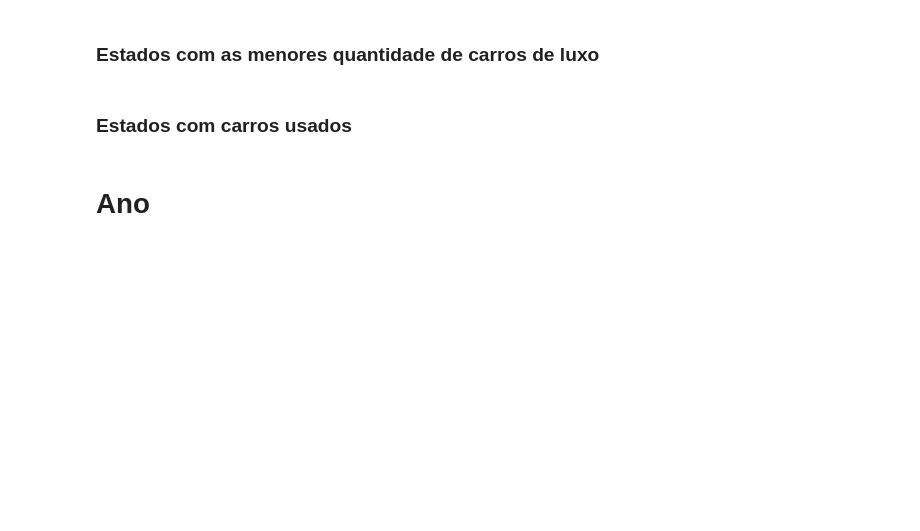
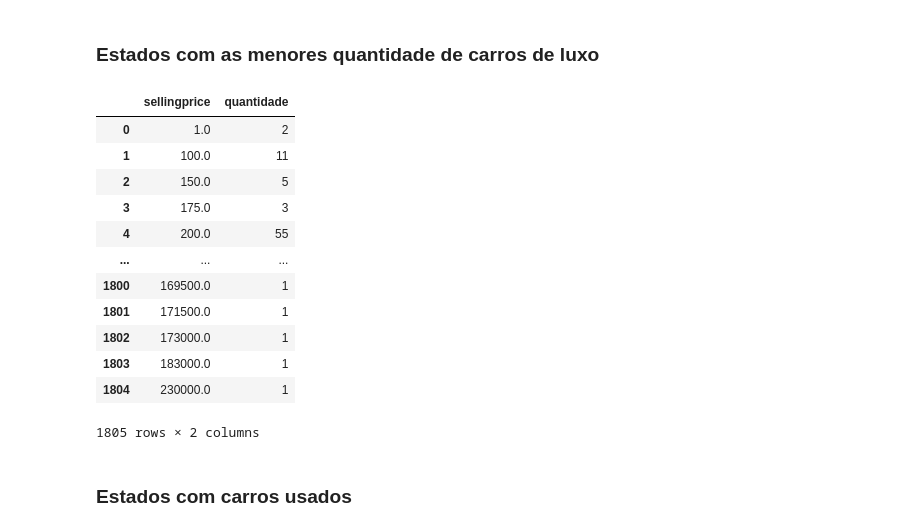
Before and after one commit to LucaLucareli/Estat-stica, a Jupyter notebook: Analise/car-prices/STATE/analise.ipynb, the cells around one changed output. Saved outputs shown, nothing was run; the diff lists cells and outputs as text; code cells hidden in the pictures; blank space fills up the shorter version.

```diff
--- a/Analise/car-prices/STATE/analise.ipynb
+++ b/Analise/car-prices/STATE/analise.ipynb
@@ -78,0 +89,25 @@ fig.show()
+# %%
+#histograma
+
+
+quantidade_precos = df.groupby('sellingprice')['sellingprice'].count()
+
+df_quantidade_precos = pd.DataFrame({
+    "sellingprice" : quantidade_precos.keys() ,
+    "quantidade": quantidade_precos.values
+})
+display(df_quantidade_precos)
+# %% [output]
+|  | sellingprice | quantidade |
+| 0 | 1.0 | 2 |
+| 1 | 100.0 | 11 |
+| 2 | 150.0 | 5 |
+| 3 | 175.0 | 3 |
+| 4 | 200.0 | 55 |
+| ... | ... | ... |
+| 1800 | 169500.0 | 1 |
+| 1801 | 171500.0 | 1 |
+| 1802 | 173000.0 | 1 |
+| 1803 | 183000.0 | 1 |
+| 1804 | 230000.0 | 1 |
+1805 rows × 2 columns
@@ -94,5 +132,3 @@ for s in df['state'].unique():
     quant_carros_usados[s] = c
 
 print(quant_carros_usados)
-# %% [markdown]
-# Ano
```
Also changed, not shown: parts of 7 cells of this notebook, 2 other files.
